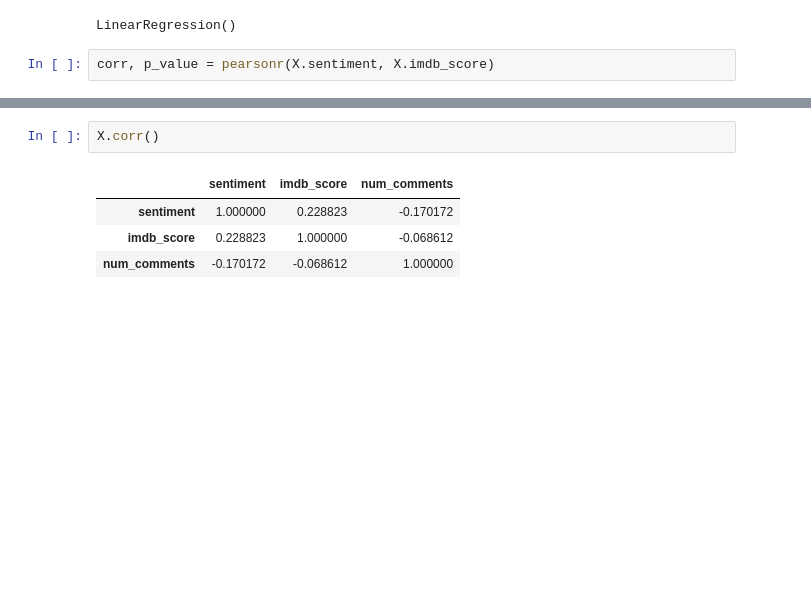
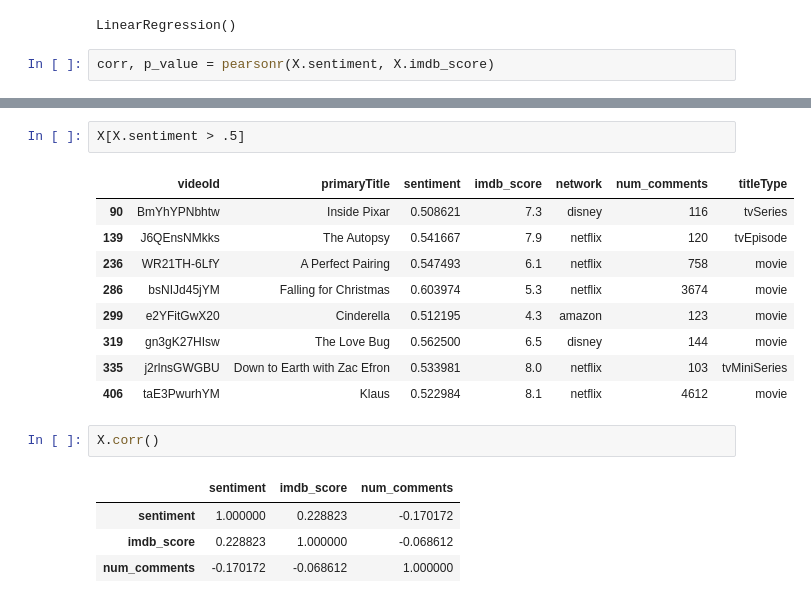
Before and after one commit to Marcus-Friis/data-in-the-wild, a Jupyter notebook: notebooks/reports/scatter_relation.ipynb, the cells around one changed output, grey strips where cells are left out. Drawn from its saved outputs; the diff is of its cells as text; blank space fills up the shorter version.

```diff
--- a/notebooks/reports/scatter_relation.ipynb
+++ b/notebooks/reports/scatter_relation.ipynb
@@ -63,3 +82,15 @@ Text(0.5, 1.0, 'Relation between sentiment on trailers and critical reception of
+# %%
+X[X.sentiment > .5]
+# %% [output]
+|  | videoId | primaryTitle | sentiment | imdb_score | network | num_comments | titleType |
+| 90 | BmYhYPNbhtw | Inside Pixar | 0.508621 | 7.3 | disney | 116 | tvSeries |
+| 139 | J6QEnsNMkks | The Autopsy | 0.541667 | 7.9 | netflix | 120 | tvEpisode |
+| 236 | WR21TH-6LfY | A Perfect Pairing | 0.547493 | 6.1 | netflix | 758 | movie |
+| 286 | bsNIJd45jYM | Falling for Christmas | 0.603974 | 5.3 | netflix | 3674 | movie |
+| 299 | e2YFitGwX20 | Cinderella | 0.512195 | 4.3 | amazon | 123 | movie |
+| 319 | gn3gK27HIsw | The Love Bug | 0.562500 | 6.5 | disney | 144 | movie |
+| 335 | j2rlnsGWGBU | Down to Earth with Zac Efron | 0.533981 | 8.0 | netflix | 103 | tvMiniSeries |
+| 406 | taE3PwurhYM | Klaus | 0.522984 | 8.1 | netflix | 4612 | movie |
 # %%
 X.corr()
 # %% [output]
```
Also changed, not shown: parts of 4 cells of this notebook, 2 other files.
